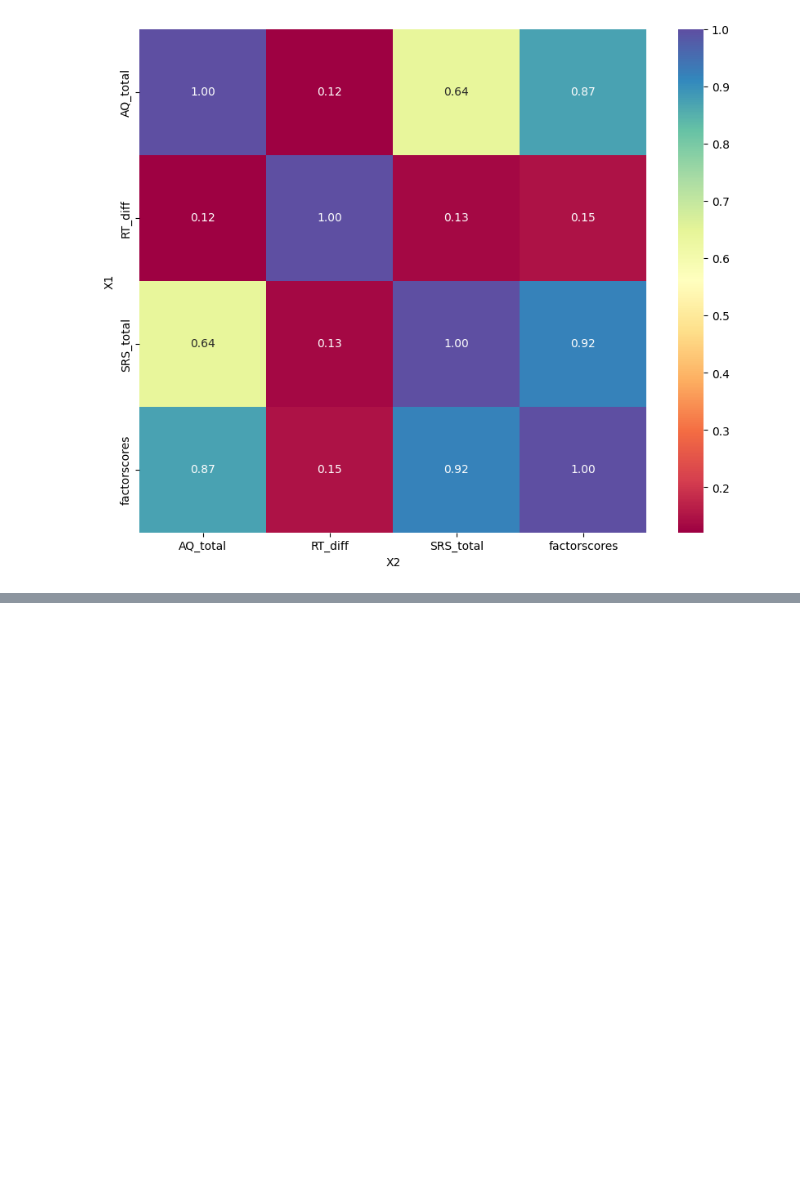
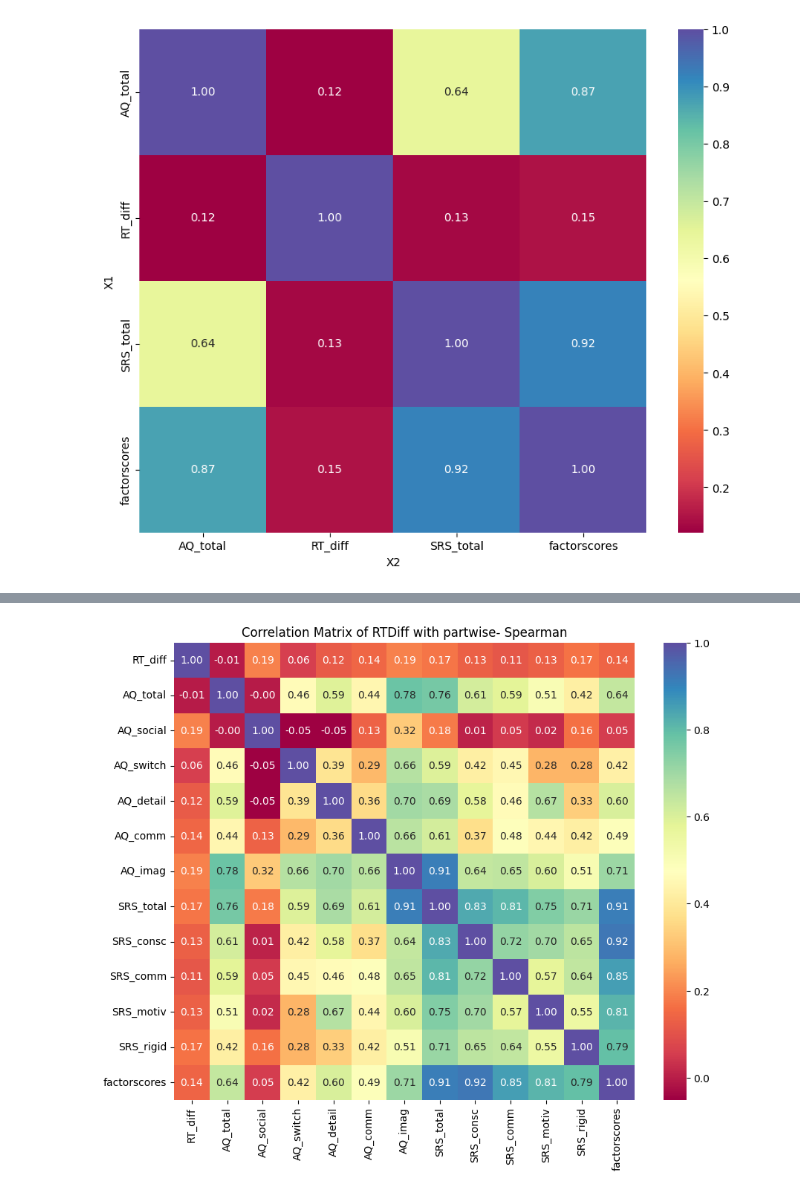
Before and after one commit to maynaS/Predictability-and-Autistic-Traits, a Jupyter notebook: Task3.ipynb, the cells around one changed output, grey strips where cells are left out. Cells and saved outputs as stored; diff of their text form; code cells hidden in the pictures; blank space fills up the shorter version.

```diff
--- a/Task3.ipynb
+++ b/Task3.ipynb
@@ -609,0 +678,24 @@ plt.show()
+# %%
+cormatrix = corr_data.corr(method='spearman')
+cordata = cormatrix.unstack().reset_index(name='value').rename(columns={'level_0': 'X1', 'level_1': 'X2'})
+
+# Abbreviate correlation values and p-values
+cordata['labelr'] = abbreviateSTR(cordata['value'], 'r')
+cordata['labelP'] = abbreviateSTR(cordata['value'], 'P')
+cordata['label'] = cordata['labelr'] + '\n' + cordata['labelP']
+
+# Create heatmap using seaborn
+plt.figure(figsize=(10, 8))
+sns.heatmap(cormatrix, annot=True, fmt=".2f", cmap='Spectral', annot_kws={"size": 10})
+
+# Rotate x-axis labels
+plt.xticks(rotation=90)
+plt.xlabel('')
+plt.ylabel('')
+plt.title("Correlation Matrix of RTDiff with partwise- Spearman")
+
+# Save the plot
+plt.savefig(RESULTS_FOLDER+"Correlations_of_RTDiff_with_partwise_Spearman.png")
+plt.show()
+# %% [output]
+[figure, added]
```
Also changed, not shown: parts of 6 cells of this notebook, 3 other files.
